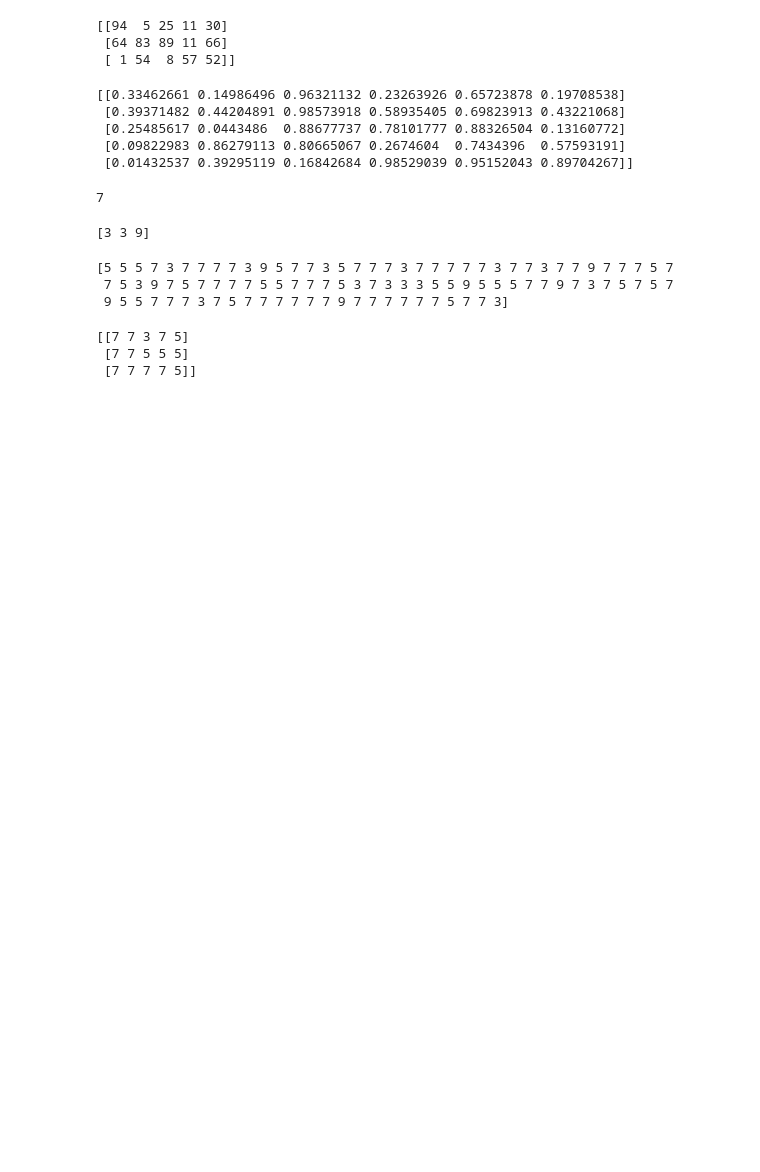
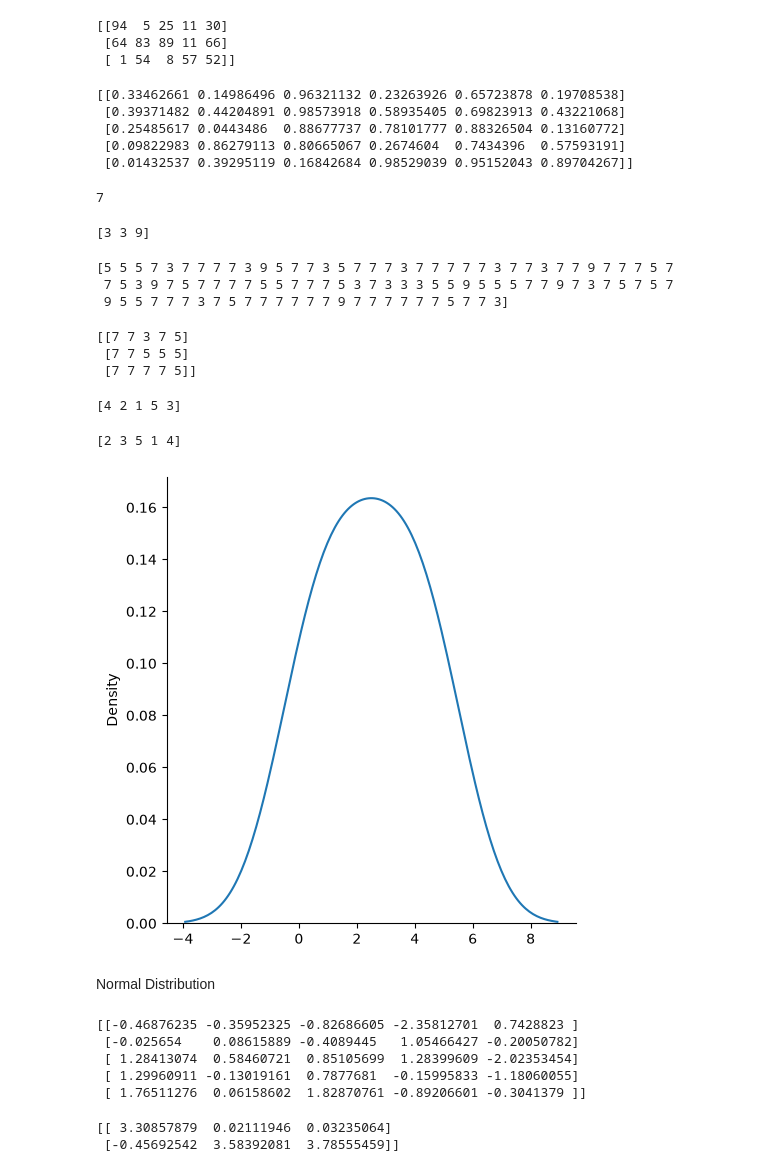
Before and after one commit to malayofficialcse-dev/Data-Science-and-Machine-Learning-, a Jupyter notebook: numpy.ipynb, the cells around one changed output. Drawn from its saved outputs; the diff is of its cells as text; code cells hidden in the pictures; blank space fills up the shorter version.

Commit message:
normal distribution

```diff
--- a/numpy.ipynb
+++ b/numpy.ipynb
@@ -788,3 +788,41 @@ print(x)
 [[7 7 3 7 5]
  [7 7 5 5 5]
  [7 7 7 7 5]]
+# %%
+
+import numpy as np
+arr=np.array([1,2,3,4,5])
+random.shuffle(arr)
+print(arr)
+# %% [output]
+[4 2 1 5 3]
+# %%
+arr=np.array([1,2,3,4,5])
+print(random.permutation(arr))
+# %% [output]
+[2 3 5 1 4]
+# %%
+import seaborn as sns
+import matplotlib.pyplot as plt
+
+sns.displot([0,1,2,3,4,5],kind="kde")
+plt.show()
+# %% [output]
+[figure, added]
+# %% [markdown]
+Normal Distribution
+# %%
+x=random.normal(size=(5,5))
+print(x)
+# %% [output]
+[[-0.46876235 -0.35952325 -0.82686605 -2.35812701  0.7428823 ]
+ [-0.025654    0.08615889 -0.4089445   1.05466427 -0.20050782]
+ [ 1.28413074  0.58460721  0.85105699  1.28399609 -2.02353454]
+ [ 1.29960911 -0.13019161  0.7877681  -0.15995833 -1.18060055]
+ [ 1.76511276  0.06158602  1.82870761 -0.89206601 -0.3041379 ]]
+# %%
+x=random.normal(loc=1,scale=2,size=(2,3))
+print(x)
+# %% [output]
+[[ 3.30857879  0.02111946  0.03235064]
+ [-0.45692542  3.58392081  3.78555459]]
```
Also changed, not shown: parts of 1 cell of this notebook.
